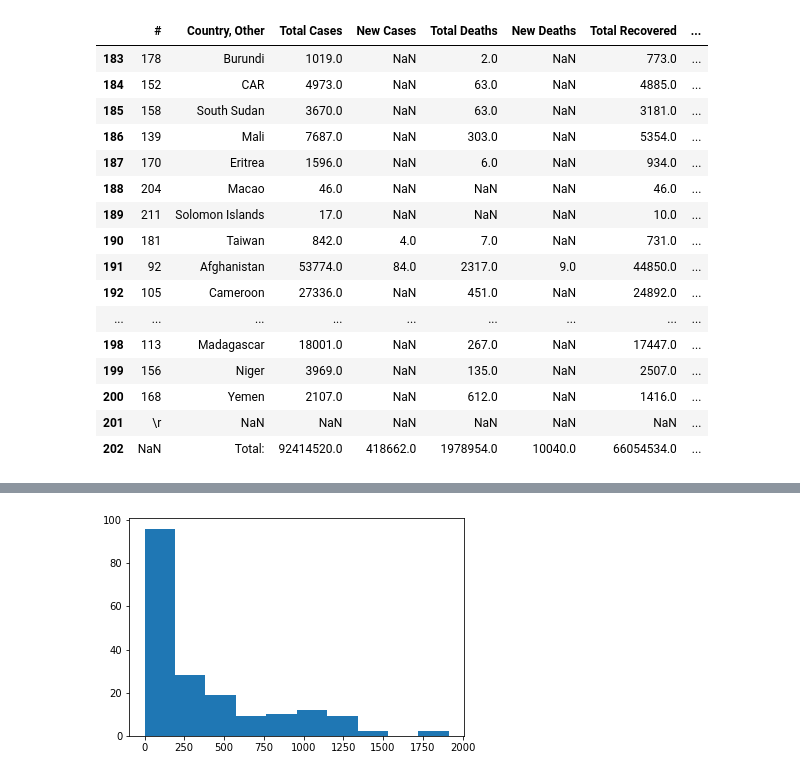
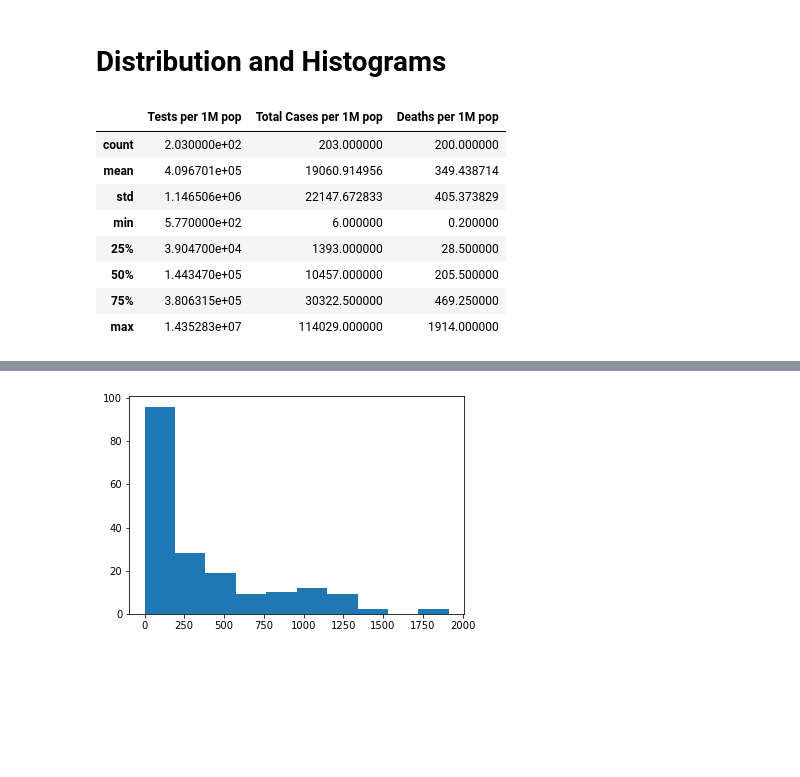
Before and after one commit to davidvsad/Capstone1, a Jupyter notebook: Covid_World.ipynb, the cells around one changed output, grey strips where cells are left out. Saved outputs shown, nothing was run; the diff lists cells and outputs as text; code cells hidden in the pictures; blank space fills up the shorter version.

```diff
--- a/Covid_World.ipynb
+++ b/Covid_World.ipynb
@@ -118,25 +155,14 @@ covid_df[['Tests per 1M pop', 'Total Cases per 1M pop', 'Deaths per 1M pop']].co
-# %%
-covidtest_df=covid_df.sort_values(by='Tests per 1M pop', ascending=False)
-covidtest_df.tail(20)
-# %% [output]
-|  | # | Country, Other | Total Cases | New Cases | Total Deaths | New Deaths | Total Recovered | ... |
-| 183 | 178 | Burundi | 1019.0 | NaN | 2.0 | NaN | 773.0 | ... |
-| 184 | 152 | CAR | 4973.0 | NaN | 63.0 | NaN | 4885.0 | ... |
-| 185 | 158 | South Sudan | 3670.0 | NaN | 63.0 | NaN | 3181.0 | ... |
-| 186 | 139 | Mali | 7687.0 | NaN | 303.0 | NaN | 5354.0 | ... |
-| 187 | 170 | Eritrea | 1596.0 | NaN | 6.0 | NaN | 934.0 | ... |
-| 188 | 204 | Macao | 46.0 | NaN | NaN | NaN | 46.0 | ... |
-| 189 | 211 | Solomon Islands | 17.0 | NaN | NaN | NaN | 10.0 | ... |
-| 190 | 181 | Taiwan | 842.0 | 4.0 | 7.0 | NaN | 731.0 | ... |
-| 191 | 92 | Afghanistan | 53774.0 | 84.0 | 2317.0 | 9.0 | 44850.0 | ... |
-| 192 | 105 | Cameroon | 27336.0 | NaN | 451.0 | NaN | 24892.0 | ... |
-| ... | ... | ... | ... | ... | ... | ... | ... | ... |
-| 198 | 113 | Madagascar | 18001.0 | NaN | 267.0 | NaN | 17447.0 | ... |
-| 199 | 156 | Niger | 3969.0 | NaN | 135.0 | NaN | 2507.0 | ... |
-| 200 | 168 | Yemen | 2107.0 | NaN | 612.0 | NaN | 1416.0 | ... |
-| 201 | \r | NaN | NaN | NaN | NaN | NaN | NaN | ... |
-| 202 | NaN | Total: | 92414520.0 | 418662.0 | 1978954.0 | 10040.0 | 66054534.0 | ... |
+# %% [markdown]
+# Distribution and Histograms
 # %%
-covidtest_df = covidtest_df[covidtest_df['Tests per 1M pop'].notna()]
-covidtest_df = covidtest_df[covidtest_df['Total Cases per 1M pop'].notna()]
-covidtest_df = covidtest_df[covidtest_df['Deaths per 1M pop'].notna()]
+covid_df[['Tests per 1M pop', 'Total Cases per 1M pop', 'Deaths per 1M pop']].describe()
+# %% [output]
+|  | Tests per 1M pop | Total Cases per 1M pop | Deaths per 1M pop |
+| count | 2.030000e+02 | 203.000000 | 200.000000 |
+| mean | 4.096701e+05 | 19060.914956 | 349.438714 |
+| std | 1.146506e+06 | 22147.672833 | 405.373829 |
+| min | 5.770000e+02 | 6.000000 | 0.200000 |
+| 25% | 3.904700e+04 | 1393.000000 | 28.500000 |
+| 50% | 1.443470e+05 | 10457.000000 | 205.500000 |
+| 75% | 3.806315e+05 | 30322.500000 | 469.250000 |
+| max | 1.435283e+07 | 114029.000000 | 1914.000000 |
```
Also changed, not shown: parts of 26 cells of this notebook.
